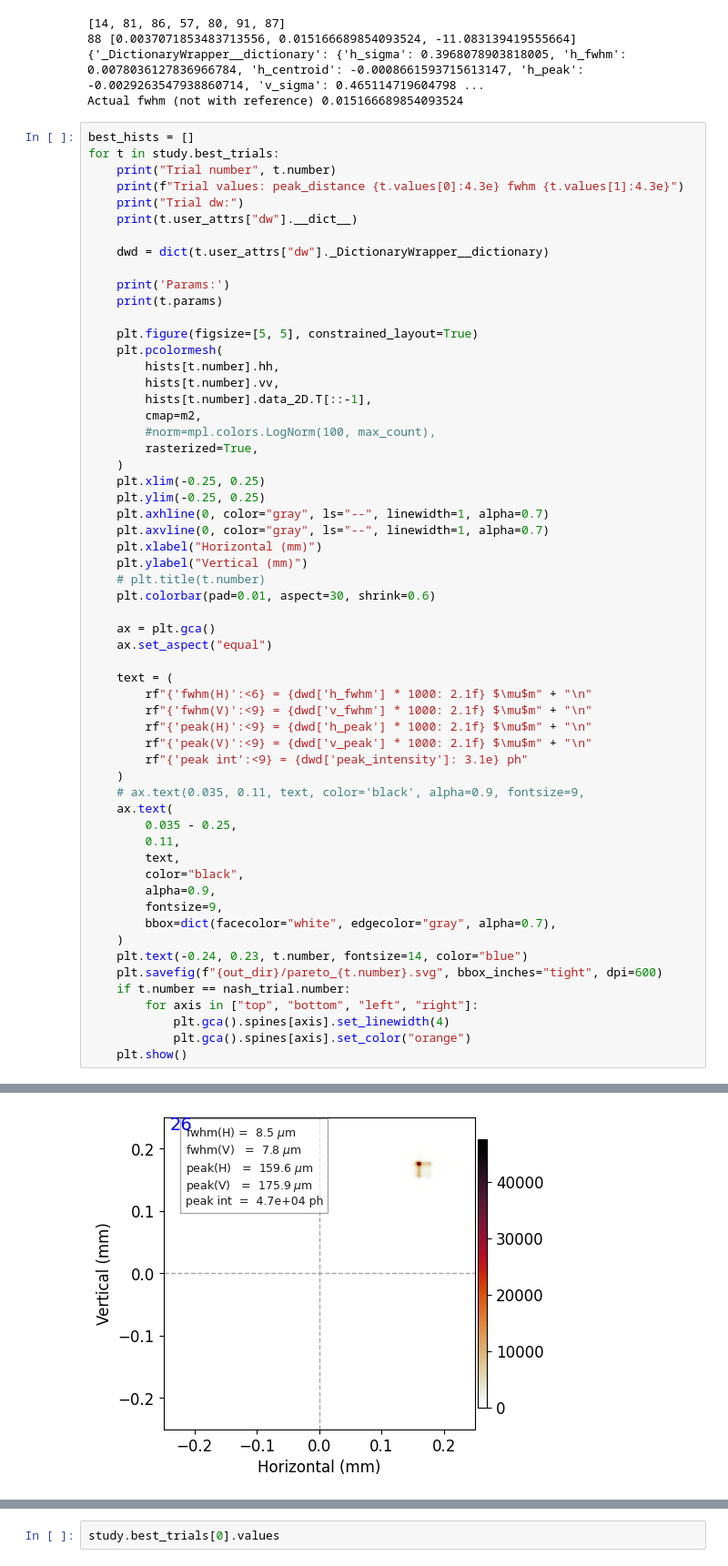
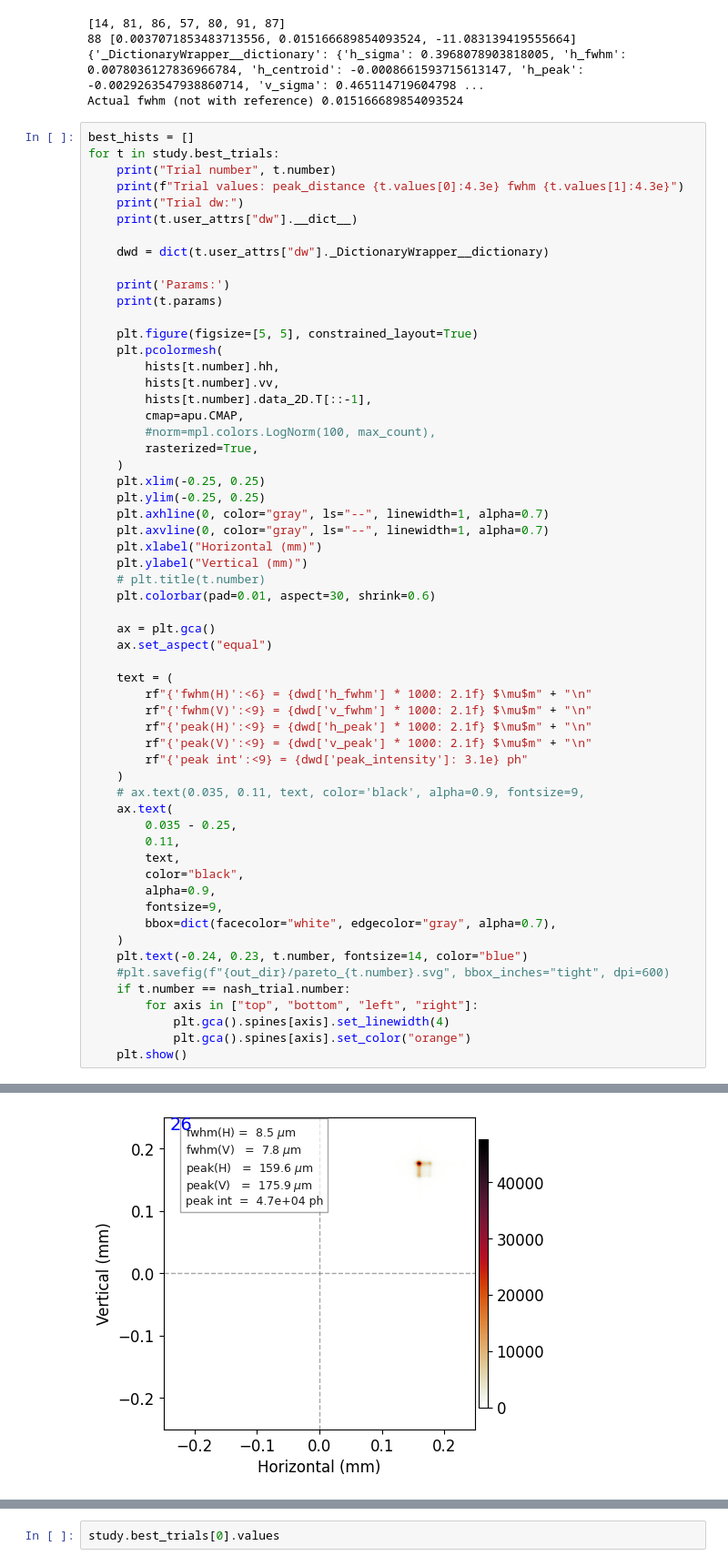
Before and after one commit to AI-ML-at-APS/AI-ML_Control_System, a Jupyter notebook: work_directory/28-ID/jupyter/analysis_experiment/peak_fwhm_nlpi_all_motors_worse.ipynb, the cells around one changed output, grey strips where cells are left out. Shown at 91% size. Drawn from its saved outputs; the diff is of its cells as text.

```diff
--- a/work_directory/28-ID/jupyter/analysis_experiment/peak_fwhm_nlpi_all_motors_worse.ipynb
+++ b/work_directory/28-ID/jupyter/analysis_experiment/peak_fwhm_nlpi_all_motors_worse.ipynb
@@ -180,7 +175,7 @@ for t in study.best_trials:
         hists[t.number].hh,
         hists[t.number].vv,
         hists[t.number].data_2D.T[::-1],
-        cmap=m2,
+        cmap=apu.CMAP,
         #norm=mpl.colors.LogNorm(100, max_count),
         rasterized=True,
     )
@@ -199,35 +194,35 @@ for t in study.best_trials:
     text = (
         rf"{'fwhm(H)':<6} = {dwd['h_fwhm'] * 1000: 2.1f} $\mu$m" + "\n"
         rf"{'fwhm(V)':<9} = {dwd['v_fwhm'] * 1000: 2.1f} $\mu$m" + "\n"
         rf"{'peak(H)':<9} = {dwd['h_peak'] * 1000: 2.1f} $\mu$m" + "\n"
         rf"{'peak(V)':<9} = {dwd['v_peak'] * 1000: 2.1f} $\mu$m" + "\n"
         rf"{'peak int':<9} = {dwd['peak_intensity']: 3.1e} ph"
     )
     # ax.text(0.035, 0.11, text, color='black', alpha=0.9, fontsize=9,
     ax.text(
         0.035 - 0.25,
         0.11,
         text,
         color="black",
         alpha=0.9,
         fontsize=9,
         bbox=dict(facecolor="white", edgecolor="gray", alpha=0.7),
     )
     plt.text(-0.24, 0.23, t.number, fontsize=14, color="blue")
-    plt.savefig(f"{out_dir}/pareto_{t.number}.svg", bbox_inches="tight", dpi=600)
+    #plt.savefig(f"{out_dir}/pareto_{t.number}.svg", bbox_inches="tight", dpi=600)
     if t.number == nash_trial.number:
         for axis in ["top", "bottom", "left", "right"]:
             plt.gca().spines[axis].set_linewidth(4)
             plt.gca().spines[axis].set_color("orange")
     plt.show()
 # %% [output]
 Trial number 26
 Trial values: peak_distance 2.375e-01 fwhm 1.150e-02
 Trial dw:
 {'_DictionaryWrapper__dictionary': {'h_sigma': 0.400441484013916, 'h_fwhm': 0.008453913849004735, 'h_centroid': 0.0032084223218796504, 'h_peak': 0.1596489115331172, 'v_sigma': 0.4693920107076215, 'v_f ...
 Params:
 {'hb_1': -25.0, 'hb_2': 8.0, 'hb_pitch': -0.0012499999999999998, 'hb_trans': -0.1372, 'vb_bender': -55.0, 'vb_pitch': -0.00275, 'vb_trans': 0.15300000000000002}
-[figure, old version]
+[figure, new version]
 Trial number 44
 Trial values: peak_distance 7.197e-03 fwhm 1.428e-02
 Trial dw:
```
Also changed, not shown: parts of 17 cells of this notebook, 16 other files.
